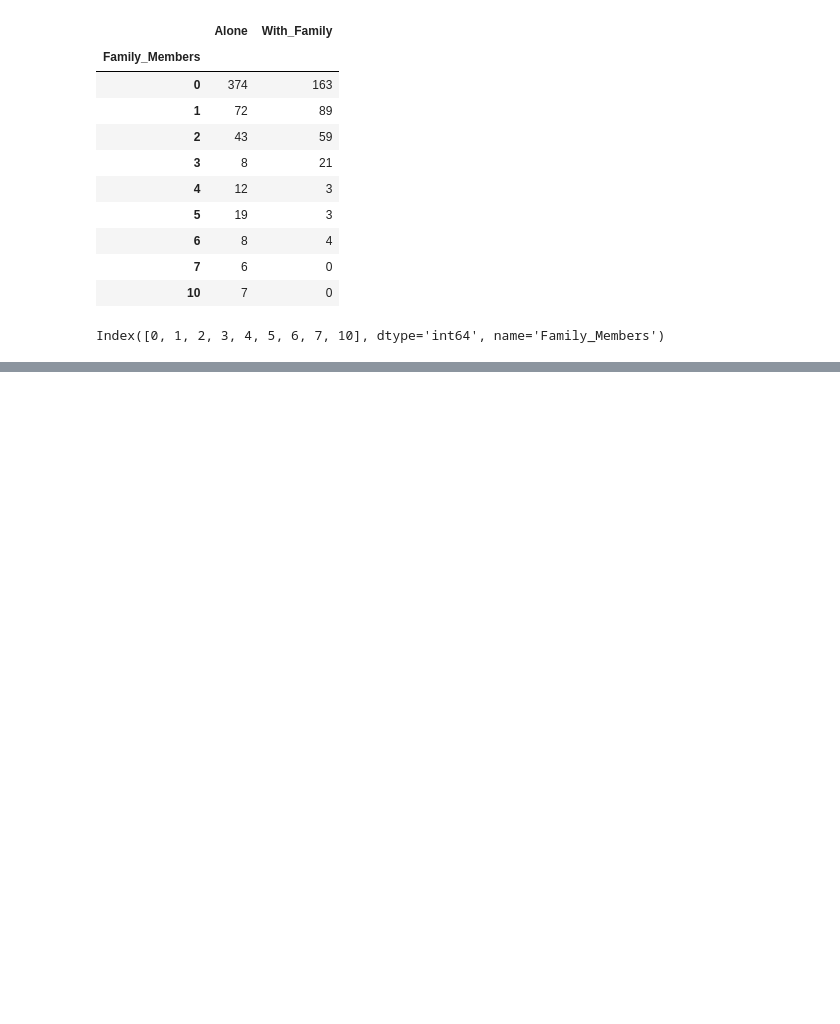
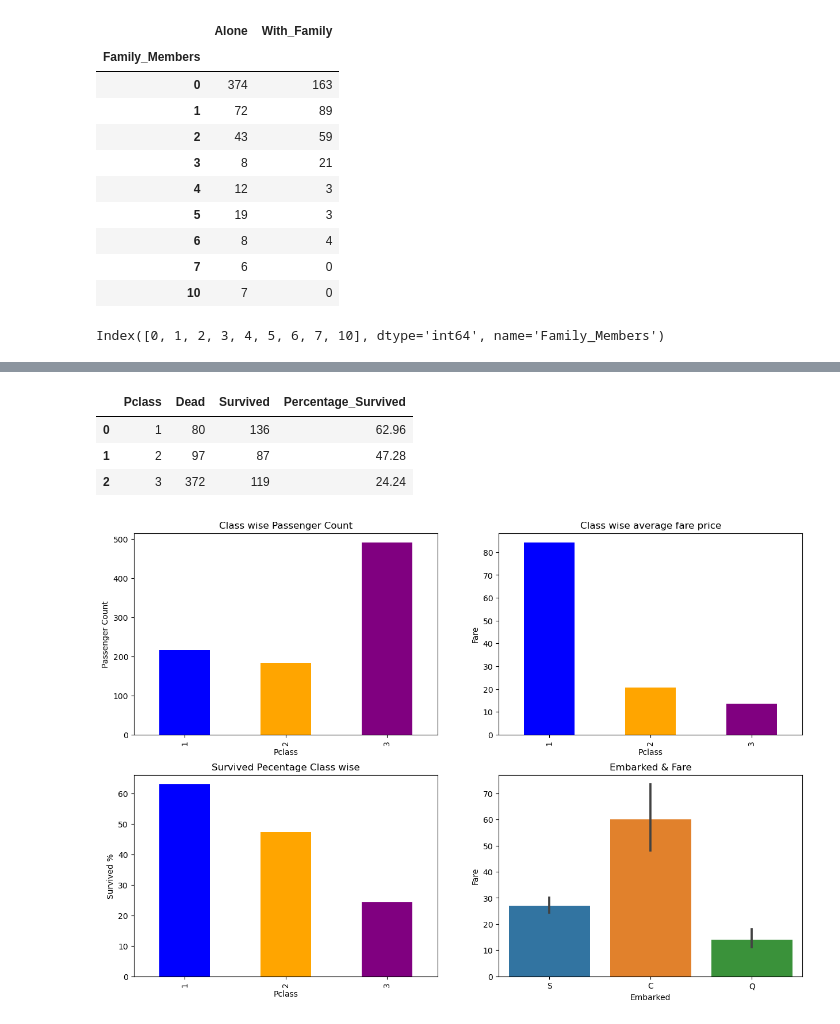
Before and after one commit to sagarbarge/Titanic-EDA-Modeling, a Jupyter notebook: Titanic_Competition_Sagar.ipynb, the cells around one changed output, grey strips where cells are left out. Saved outputs shown, nothing was run; the diff lists cells and outputs as text; code cells hidden in the pictures; blank space fills up the shorter version.

```diff
--- a/Titanic_Competition_Sagar.ipynb
+++ b/Titanic_Competition_Sagar.ipynb
@@ -487,0 +507,4 @@ Index(['PassengerId', 'Survived', 'Pclass', 'Name', 'Sex', 'Age', 'SibSp',
+# %%
+# Class wise average fare price
+class_avg_price= df.groupby('Pclass')['Fare'].aggregate(['count', 'mean'])
+class_avg_price
@@ -487,0 +517,39 @@ Index(['PassengerId', 'Survived', 'Pclass', 'Name', 'Sex', 'Age', 'SibSp',
+# %%
+# Class wise Survived
+df_Classwise_Survived= pd.crosstab(df['Pclass'], df['Survived'])
+df_Classwise_Survived.columns= ['Dead', 'Survived']
+df_Classwise_Survived['Percentage_Survived']= round(df_Classwise_Survived['Survived']/ (df_Classwise_Survived['Survived']+ df_Classwise_Survived['Dead'])*100,2)
+df_Classwise_Survived.reset_index()
+# %% [output]
+|  | Pclass | Dead | Survived | Percentage_Survived |
+| 0 | 1 | 80 | 136 | 62.96 |
+| 1 | 2 | 97 | 87 | 47.28 |
+| 2 | 3 | 372 | 119 | 24.24 |
+# %%
+# Class wise passenger count and Fare
+plt.figure(figsize=(15,10))
+plt.subplot(2,2,1)
+class_avg_price['count'].plot.bar(color=colors)
+plt.title('Class wise Passenger Count')
+plt.ylabel('Passenger Count')
+
+plt.subplot(2,2,2)
+class_avg_price['mean'].plot.bar(color=colors)
+plt.title('Class wise average fare price')
+plt.ylabel('Fare')
+
+plt.subplot(2,2,3)
+colors= ['blue', 'orange', 'purple']
+df_Classwise_Survived['Percentage_Survived'].plot.bar(color=colors)
+plt.ylabel('Survived %')
+plt.title('Survived Pecentage Class wise')
+
+plt.subplot(2,2,4)
+sns.barplot(data=df, x='Embarked', y= 'Fare' )
+plt.ylabel('Fare')
+plt.title('Embarked & Fare')
+
+
+plt.show()
+# %% [output]
+[figure, added]
```
Also changed, not shown: parts of 17 cells of this notebook.
